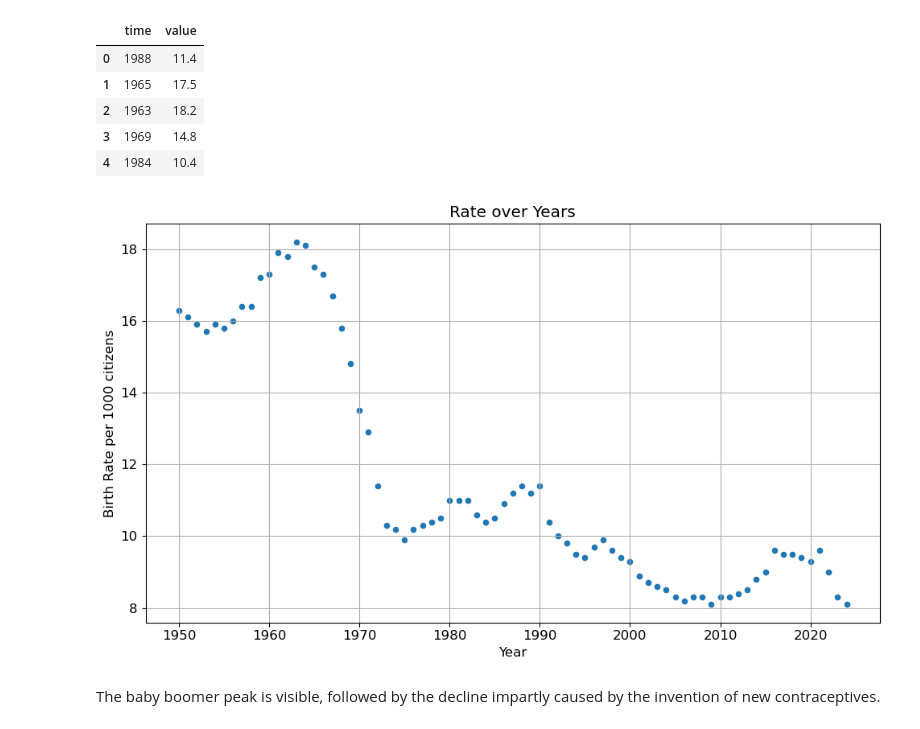
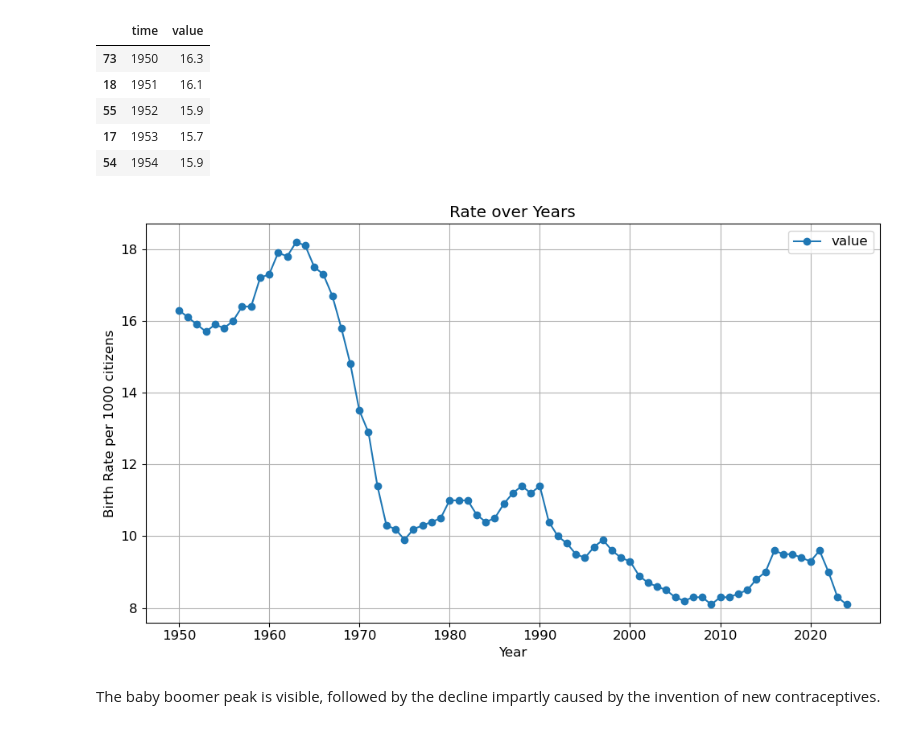
Before and after one commit to tripleelectric/data-germany, a Jupyter notebook: 01_birth_rate.ipynb, the cells around one changed output. Saved outputs shown, nothing was run; the diff lists cells and outputs as text; code cells hidden in the pictures.

```diff
--- a/01_birth_rate.ipynb
+++ b/01_birth_rate.ipynb
@@ -17,30 +17,31 @@ df = df.loc[:, ['time', 'value']]
 # df['value'] = df['value'].apply(lambda x: x.replace(',', '.'))
 # df['value'].astype(float16)
 df['value'] = pd.to_numeric(df['value'].str.replace(',', '.'))
+df = df.sort_values(by='time')
 df.head()
 # %% [output]
 |  | time | value |
-| 0 | 1988 | 11.4 |
-| 1 | 1965 | 17.5 |
-| 2 | 1963 | 18.2 |
-| 3 | 1969 | 14.8 |
-| 4 | 1984 | 10.4 |
+| 73 | 1950 | 16.3 |
+| 18 | 1951 | 16.1 |
+| 55 | 1952 | 15.9 |
+| 17 | 1953 | 15.7 |
+| 54 | 1954 | 15.9 |
 # %%
 df.plot(
     x='time',
     y='value',
-    kind='scatter',
-    marker='o',
+    kind='line',  # Change 'scatter' to 'line'
+    marker='o',   # Still a good idea to mark the actual data points
     figsize=(10,6),
     title='Rate over Years',
     xlabel='Year',
     ylabel='Birth Rate per 1000 citizens'
 )
 
 plt.grid(True)
 plt.tight_layout()
 plt.show()
 # %% [output]
-[figure, old version]
+[figure, new version]
 # %% [markdown]
 The baby boomer peak is visible, followed by the decline impartly caused by the invention of new contraceptives.
```
Also changed, not shown: 1 other file.
